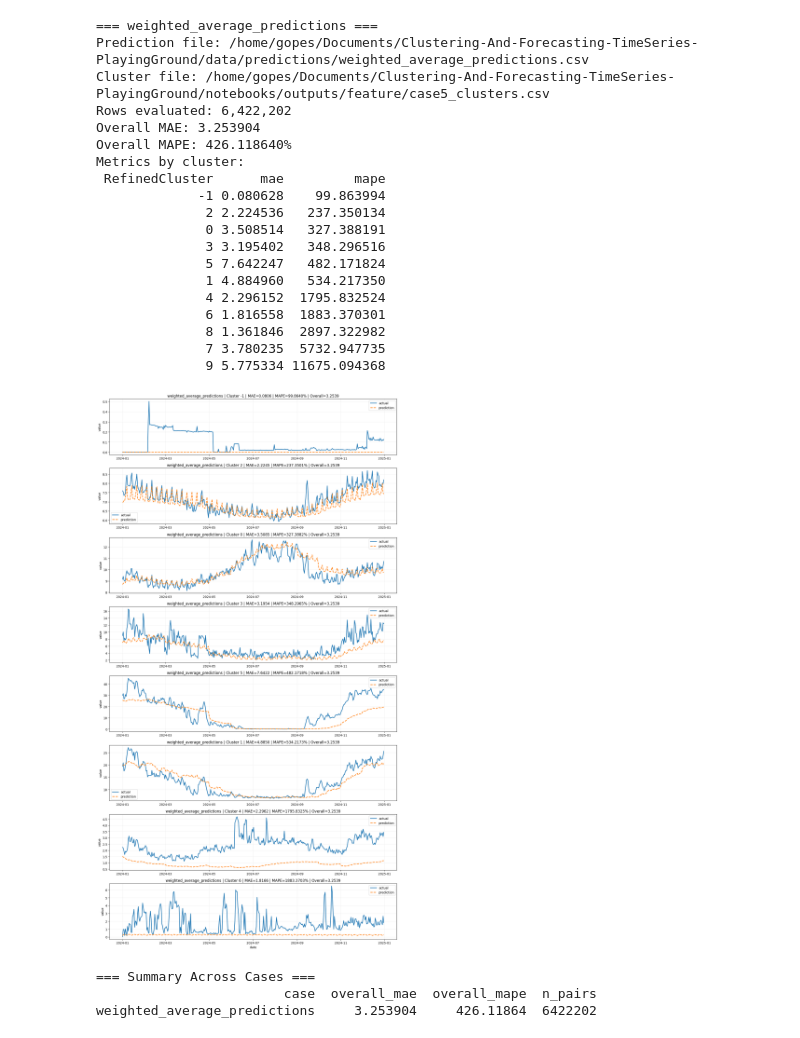
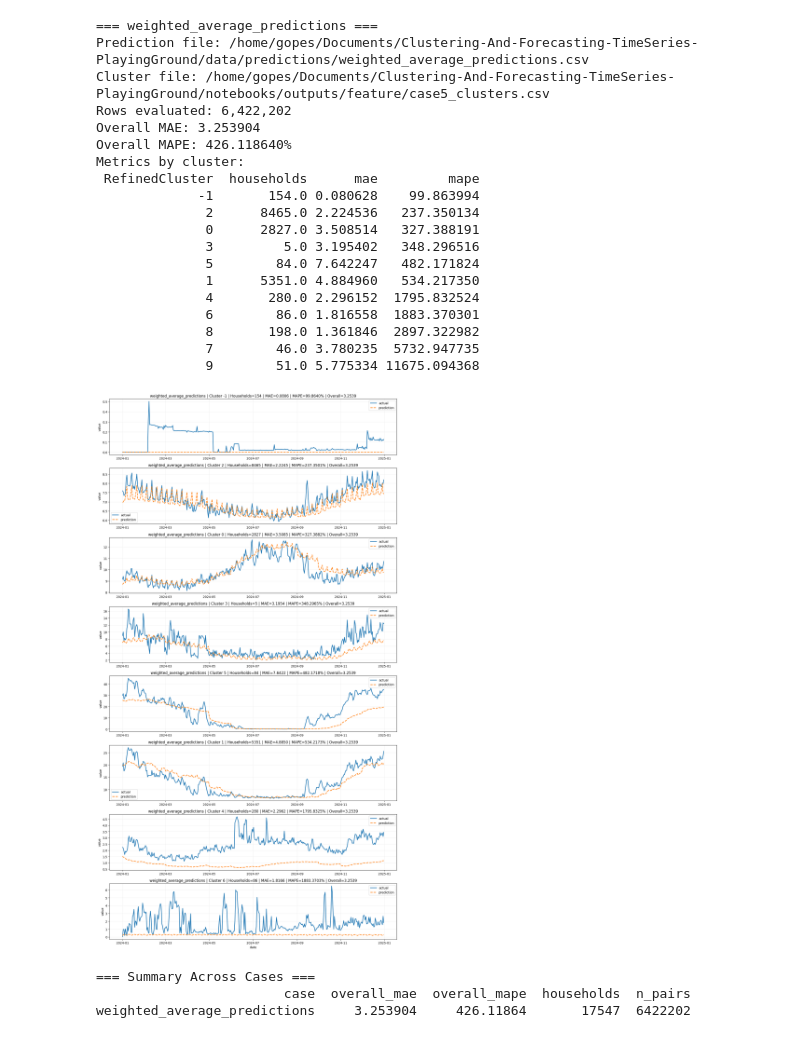
Before and after one commit to QuirkyCroissant/Clustering-And-Forecasting-TimeSeries-PlayingGround, a Jupyter notebook: notebooks/statistics/computePredictionsMetrics.ipynb, the cells around one changed output. Saved outputs shown, nothing was run; the diff lists cells and outputs as text; code cells hidden in the pictures.

Commit message:
n households

```diff
--- a/notebooks/statistics/computePredictionsMetrics.ipynb
+++ b/notebooks/statistics/computePredictionsMetrics.ipynb
@@ -139,18 +139,22 @@ def _load_case_data(eval_df, pred_path, cluster_path=None):
     return merged, id_col, value_cols, cluster_col
 
 
-def _build_long_df(merged_df, value_cols, cluster_col):
+def _build_long_df(merged_df, value_cols, id_col, cluster_col):
     true_cols = [f"{c}_true" for c in value_cols]
     pred_cols = [f"{c}_pred" for c in value_cols]
 
+    id_vars = [id_col]
+    if cluster_col:
+        id_vars.append(cluster_col)
+
     true_long = merged_df.melt(
-        id_vars=[cluster_col] if cluster_col else None,
+        id_vars=id_vars,
         value_vars=true_cols,
         var_name="date_col",
         value_name="y_true",
     )
     pred_long = merged_df.melt(
-        id_vars=[cluster_col] if cluster_col else None,
+        id_vars=id_vars,
         value_vars=pred_cols,
         var_name="date_col",
         value_name="y_pred",
@@ -171,8 +175,8 @@ def _build_long_df(merged_df, value_cols, cluster_col):
 
 
 def _evaluate_one_case(case_name, eval_df, pred_path, cluster_path):
-    merged, _, value_cols, cluster_col = _load_case_data(eval_df, pred_path, cluster_path)
-    long_df, cluster_col = _build_long_df(merged, value_cols, cluster_col)
+    merged, id_col, value_cols, cluster_col = _load_case_data(eval_df, pred_path, cluster_path)
+    long_df, cluster_col = _build_long_df(merged, value_cols, id_col, cluster_col)
 
     long_df = long_df.dropna(subset=["y_true", "y_pred"]).copy()
     if long_df.empty:
@@ -183,6 +187,7 @@ def _evaluate_one_case(case_name, eval_df, pred_path, cluster_path):
     by_cluster = (
         long_df.groupby(cluster_col)
         .apply(lambda d: pd.Series({
+            "households": d[id_col].nunique(),
             "mae": mean_absolute_error(d["y_true"], d["y_pred"]),
             "mape": _safe_mape(d["y_true"], d["y_pred"]),
         }))
@@ -212,7 +217,7 @@ def _evaluate_one_case(case_name, eval_df, pred_path, cluster_path):
         ax.plot(x, daily["y_true"], label="actual", linewidth=2)
         ax.plot(x, daily["y_pred"], label="prediction", linewidth=2, linestyle="--")
         row = by_cluster.loc[by_cluster[cluster_col] == c].iloc[0]
-        ax.set_title(f"{case_name} | Cluster {c} | MAE={row['mae']:.4f} | MAPE={row['mape']:.4f}% | Overall={overall_mae:.4f}")
+        ax.set_title(f"{case_name} | Cluster {c} | Households={int(row['households'])} | MAE={row['mae']:.4f} | MAPE={row['mape']:.4f}% | Overall={overall_mae:.4f}")
         ax.set_ylabel("value")
         ax.grid(alpha=0.2)
         ax.legend()
@@ -225,6 +230,7 @@ def _evaluate_one_case(case_name, eval_df, pred_path, cluster_path):
         "case": case_name,
         "overall_mae": overall_mae,
         "overall_mape": overall_mape,
+        "households": int(merged[id_col].nunique()),
         "n_pairs": len(long_df),
     }
 
@@ -235,46 +241,46 @@ if NOTEBOOK_DIR.name != "notebooks":
     NOTEBOOK_DIR = (Path.cwd() / "notebooks") if (Path.cwd() / "notebooks").exists() else Path.cwd()
 
 eval_df = pd.read_csv(_resolve_path(test_set, NOTEBOOK_DIR))
 
 if not isinstance(predictions_clustering, dict) or len(predictions_clustering) == 0:
     raise ValueError("predictions_clustering must be a non-empty dict of {prediction_csv_path: cluster_csv_path_or_None}.")
 
 results = []
 for pred_rel, cluster_rel in predictions_clustering.items():
     pred_path = _resolve_path(pred_rel, NOTEBOOK_DIR)
     cluster_path = _resolve_path(cluster_rel, NOTEBOOK_DIR) if isinstance(cluster_rel, str) else None
 
     if not pred_path.exists():
         raise FileNotFoundError(f"Prediction file not found: {pred_path}")
 
     case_name = pred_path.stem
     result = _evaluate_one_case(case_name, eval_df, pred_path, cluster_path)
     results.append(result)
 
 summary_df = pd.DataFrame(results).sort_values("overall_mae")
 print("\n=== Summary Across Cases ===")
 print(summary_df.to_string(index=False))
 # %% [output]
 === weighted_average_predictions ===
 Prediction file: /home/gopes/Documents/Clustering-And-Forecasting-TimeSeries-PlayingGround/data/predictions/weighted_average_predictions.csv
 Cluster file: /home/gopes/Documents/Clustering-And-Forecasting-TimeSeries-PlayingGround/notebooks/outputs/feature/case5_clusters.csv
 Rows evaluated: 6,422,202
 Overall MAE: 3.253904
 Overall MAPE: 426.118640%
 Metrics by cluster:
- RefinedCluster      mae         mape
-             -1 0.080628    99.863994
-              2 2.224536   237.350134
-              0 3.508514   327.388191
-              3 3.195402   348.296516
-              5 7.642247   482.171824
-              1 4.884960   534.217350
-              4 2.296152  1795.832524
-              6 1.816558  1883.370301
-              8 1.361846  2897.322982
-              7 3.780235  5732.947735
-              9 5.775334 11675.094368
+ RefinedCluster  households      mae         mape
+             -1       154.0 0.080628    99.863994
+              2      8465.0 2.224536   237.350134
+              0      2827.0 3.508514   327.388191
+              3         5.0 3.195402   348.296516
+              5        84.0 7.642247   482.171824
+              1      5351.0 4.884960   534.217350
+              4       280.0 2.296152  1795.832524
+              6        86.0 1.816558  1883.370301
+              8       198.0 1.361846  2897.322982
+              7        46.0 3.780235  5732.947735
+              9        51.0 5.775334 11675.094368
-[figure, old version]
+[figure, new version]
 === Summary Across Cases ===
-                        case  overall_mae  overall_mape  n_pairs
-weighted_average_predictions     3.253904     426.11864  6422202
+                        case  overall_mae  overall_mape  households  n_pairs
+weighted_average_predictions     3.253904     426.11864       17547  6422202
```
